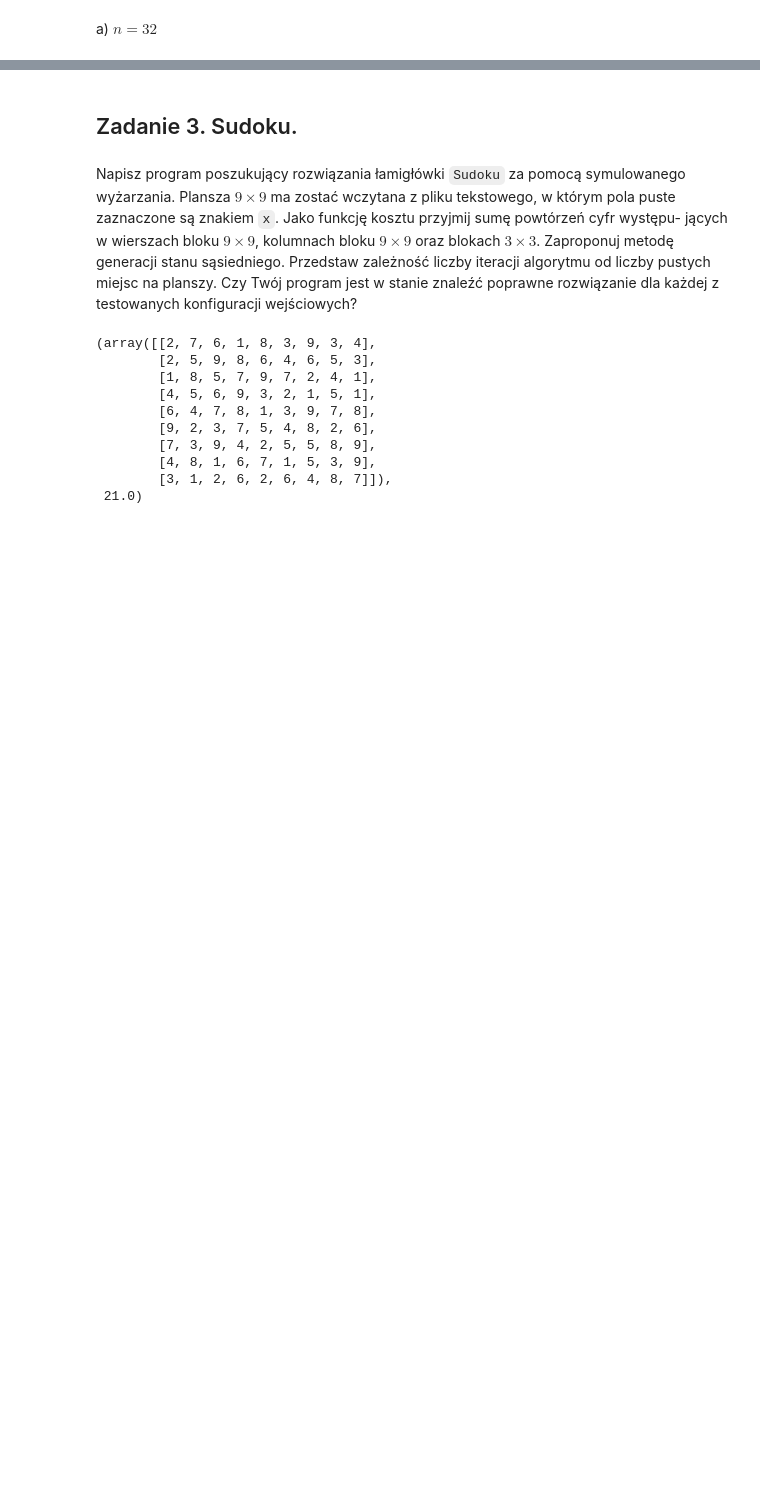
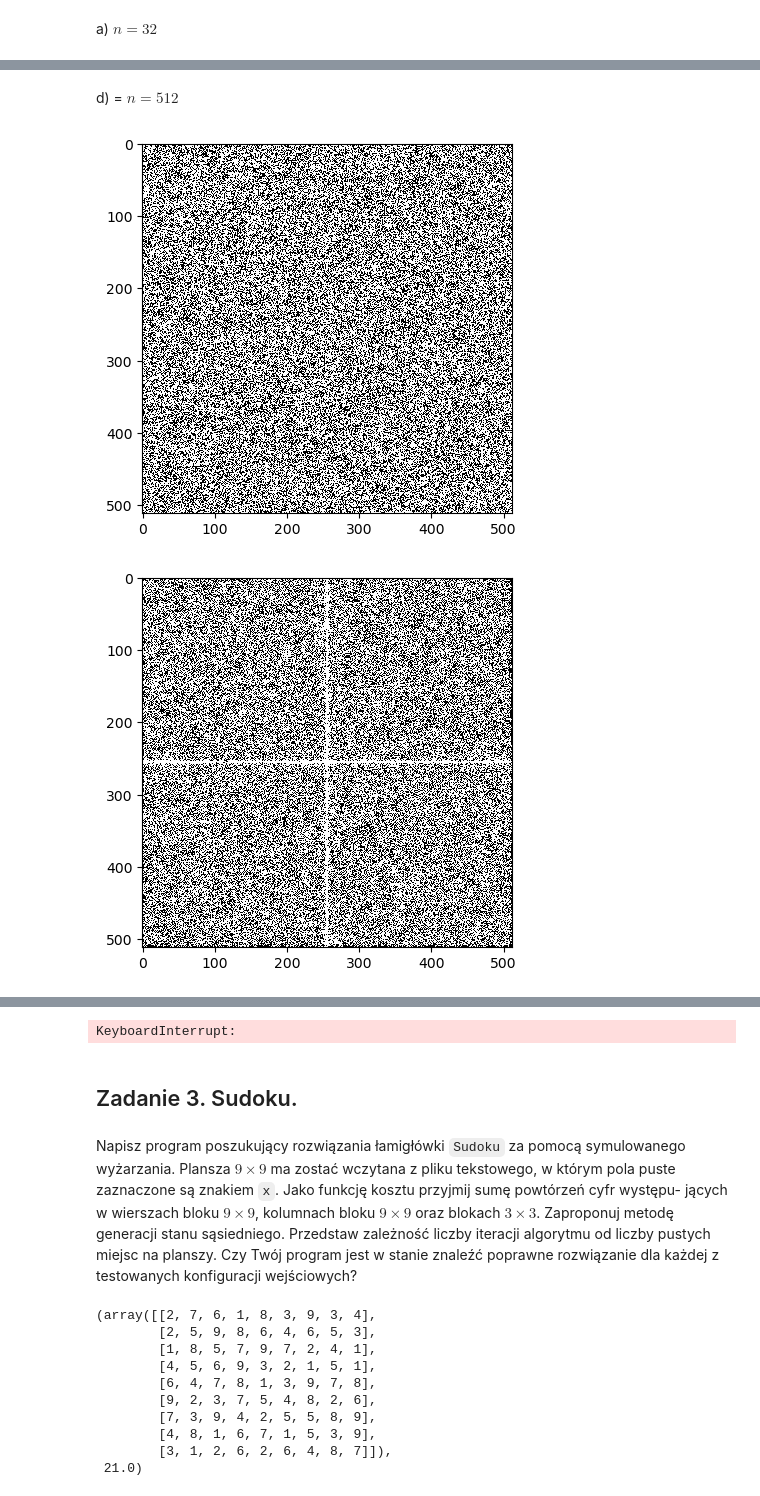
Before and after one commit to Szaroslav/computational-methods-agh-course, a Jupyter notebook: lab04/lab04.ipynb, the cells around one changed output, grey strips where cells are left out. Saved outputs shown, nothing was run; the diff lists cells and outputs as text; code cells hidden in the pictures; blank space fills up the shorter version.

```diff
--- a/lab04/lab04.ipynb
+++ b/lab04/lab04.ipynb
@@ -419,0 +495,27 @@ plt.show()
+# %% [markdown]
+d) = $n = 512$
+# %%
+n = 512
+
+image = np.random.uniform(size=(n, n))
+for i in range(n):
+    for j in range(n):
+        image[i][j] = 0 if image[i][j] < deltas[2] else 1
+
+plt.imshow(image, cmap="gray", vmin=0, vmax=1, interpolation="none")
+plt.show()
+
+solution, energy = SimulatedAnnealingImage(image, .99, 100, 1000000).run()
+plt.imshow(solution, cmap="gray", vmin=0, vmax=1, interpolation="none")
+plt.show()
+
+solution, energy = SimulatedAnnealingImage(image, .99, 100, 3000000).run()
+plt.imshow(solution, cmap="gray", vmin=0, vmax=1, interpolation="none")
+plt.show()
+
+solution, energy = SimulatedAnnealingImage(image, .99, 100, 10000000).run()
+plt.imshow(solution, cmap="gray", vmin=0, vmax=1, interpolation="none")
+plt.show()
+# %% [output]
+[figure, added]
+[figure, added]
@@ -420,3 +523,4 @@ plt.show()
+KeyboardInterrupt:
 # %% [markdown]
 ## Zadanie 3. Sudoku.
 # %% [markdown]
```
Also changed, not shown: parts of 11 cells of this notebook, 13 other files.
